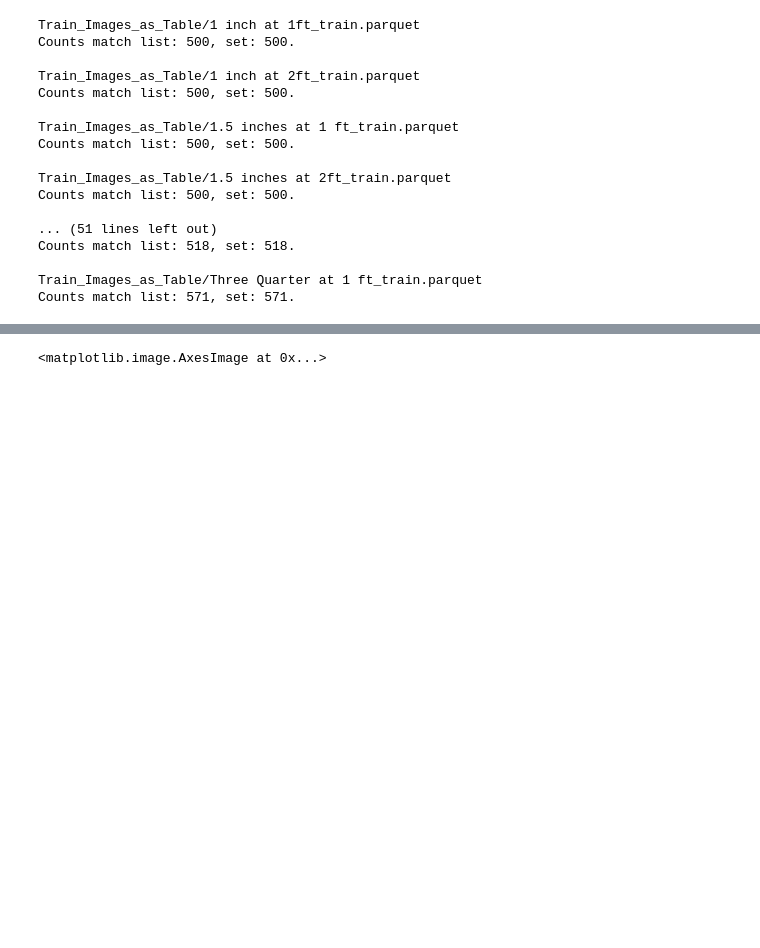
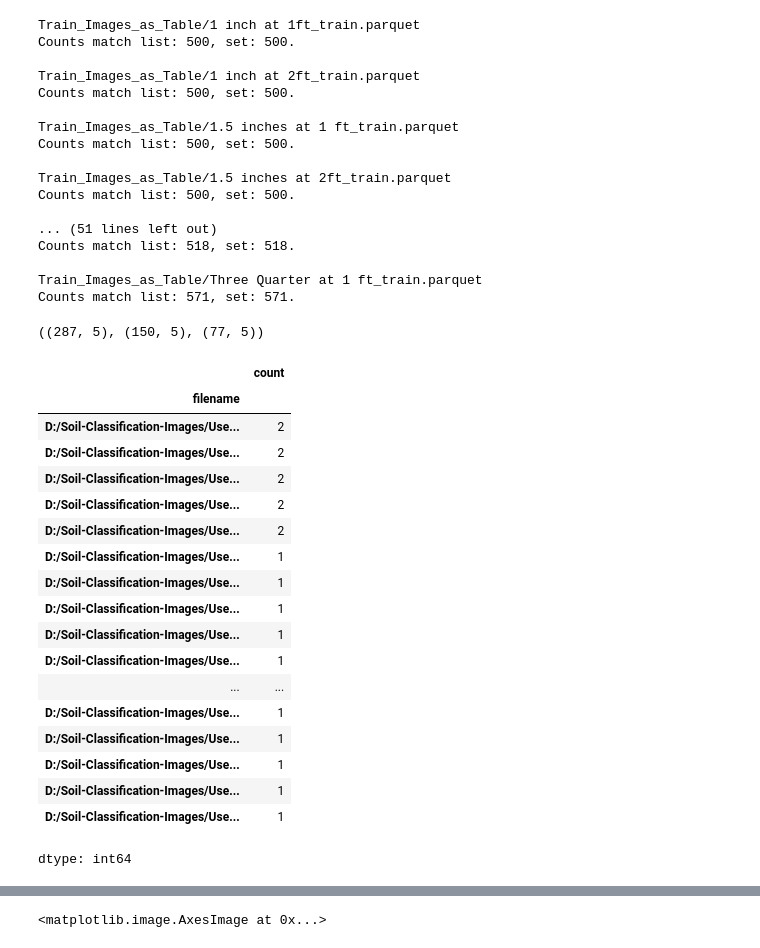
Before and after one commit to pithun/Soil-Classification-Using-ML, a Jupyter notebook: ML_Code - DEV.ipynb, the cells around one changed output, grey strips where cells are left out. Saved outputs shown, nothing was run; the diff lists cells and outputs as text; code cells hidden in the pictures; blank space fills up the shorter version.

Commit message:
made report on why data is duplicated for one soil

```diff
--- a/ML_Code - DEV.ipynb
+++ b/ML_Code - DEV.ipynb
@@ -911,3 +911,35 @@ Counts match list: 518, set: 518.
 
 Train_Images_as_Table/Three Quarter at 1 ft_train.parquet
 Counts match list: 571, set: 571.
+# %%
+
+#analysing the issue table
+tr=pd.read_parquet('Train_Images_as_Table/2 inches at 1ft_train.parquet')
+val=pd.read_parquet('Val_ImaT_full_tables/2 inches at 1ft_val.parquet')
+te=pd.read_parquet('Test_Images_as_Tables/2 inches at 1ft_test.parquet')
+# %%
+tr.shape, val.shape, te.shape
+# %% [output]
+((287, 5), (150, 5), (77, 5))
+# %%
+tr.groupby(['filename'])['filename'].value_counts().head(20)
+# %% [output]
+|  | count |
+| filename |  |
+| D:/Soil-Classification-Images/Use... | 2 |
+| D:/Soil-Classification-Images/Use... | 2 |
+| D:/Soil-Classification-Images/Use... | 2 |
+| D:/Soil-Classification-Images/Use... | 2 |
+| D:/Soil-Classification-Images/Use... | 2 |
+| D:/Soil-Classification-Images/Use... | 1 |
+| D:/Soil-Classification-Images/Use... | 1 |
+| D:/Soil-Classification-Images/Use... | 1 |
+| D:/Soil-Classification-Images/Use... | 1 |
+| D:/Soil-Classification-Images/Use... | 1 |
+| ... | ... |
+| D:/Soil-Classification-Images/Use... | 1 |
+| D:/Soil-Classification-Images/Use... | 1 |
+| D:/Soil-Classification-Images/Use... | 1 |
+| D:/Soil-Classification-Images/Use... | 1 |
+| D:/Soil-Classification-Images/Use... | 1 |
+dtype: int64
```
Also changed, not shown: parts of 2 cells of this notebook.
